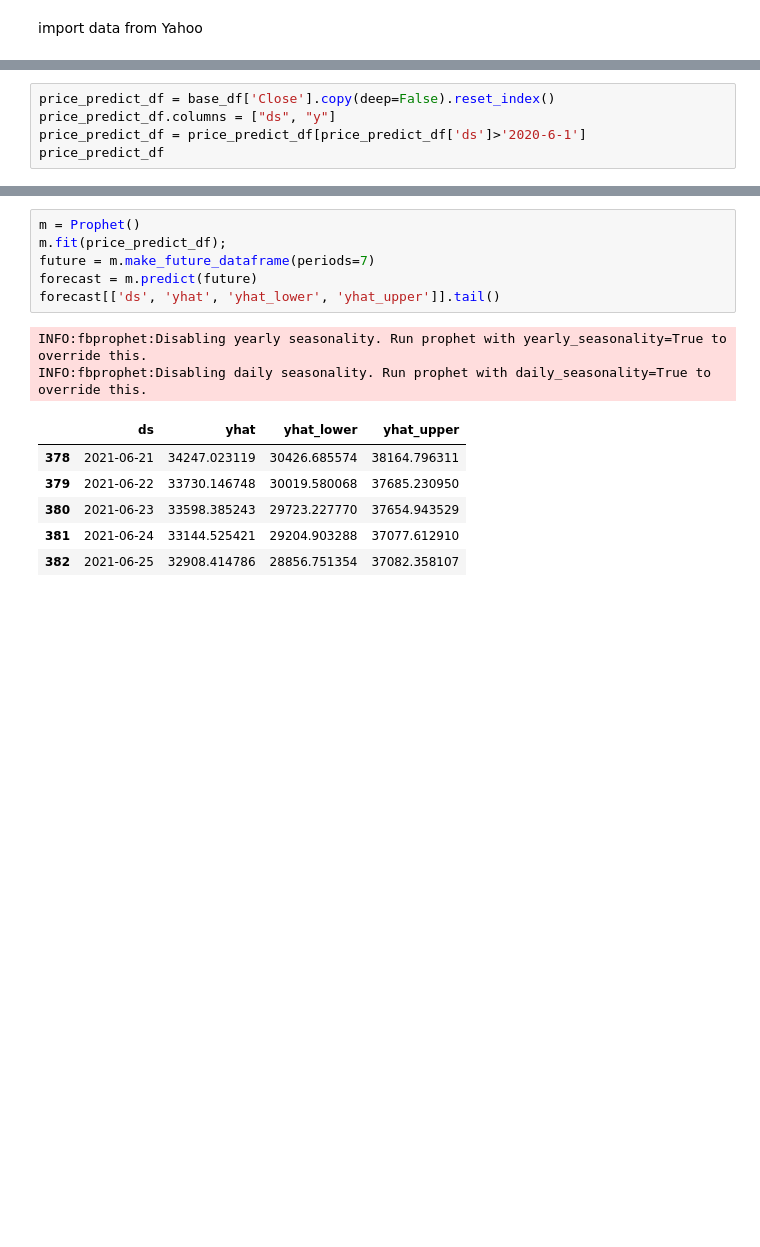
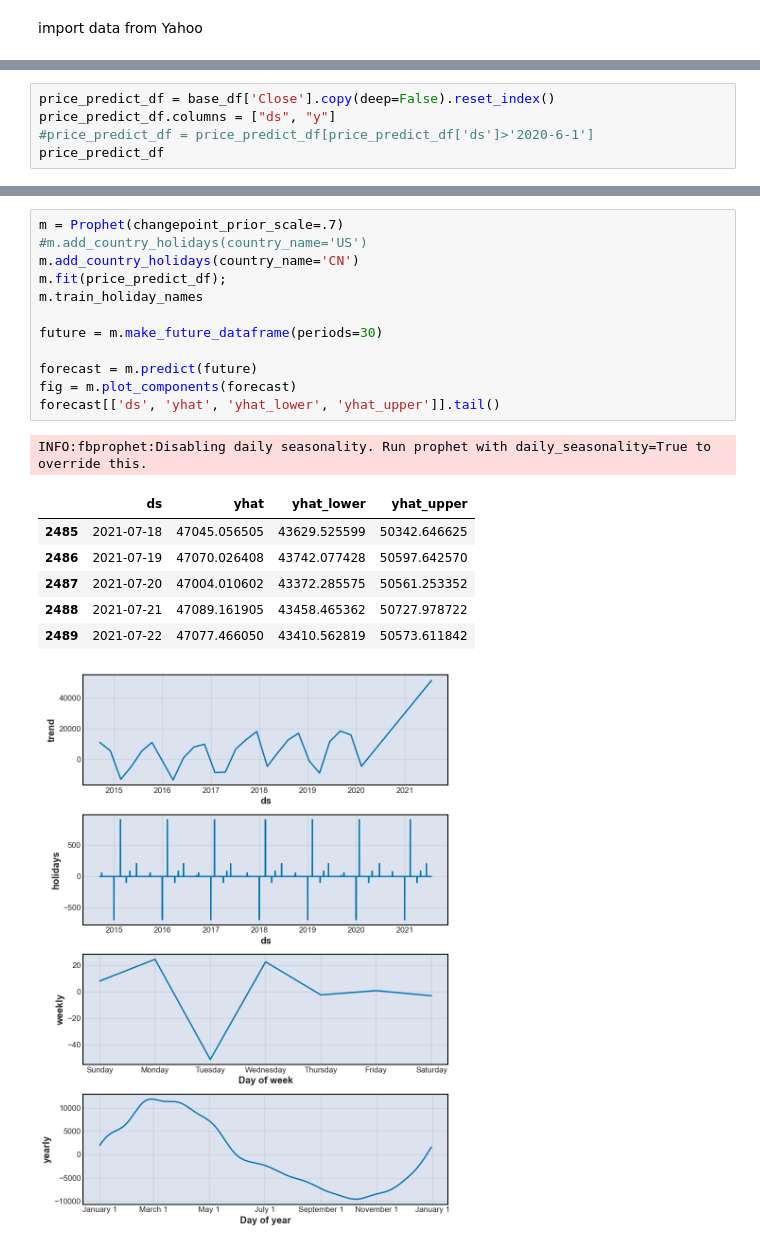
Before and after one commit to ArtTucker/crypto_prices_ML, a Jupyter notebook: preprocessing/by_coin/bitcoin_notebook_from_Yahoo.ipynb, the cells around one changed output, grey strips where cells are left out. Saved outputs shown, nothing was run; the diff lists cells and outputs as text; blank space fills up the shorter version.

```diff
--- a/preprocessing/by_coin/bitcoin_notebook_from_Yahoo.ipynb
+++ b/preprocessing/by_coin/bitcoin_notebook_from_Yahoo.ipynb
@@ -163,7 +163,7 @@ base_df
 # %%
 price_predict_df = base_df['Close'].copy(deep=False).reset_index()
 price_predict_df.columns = ["ds", "y"]
-price_predict_df = price_predict_df[price_predict_df['ds']>'2020-6-1']
+#price_predict_df = price_predict_df[price_predict_df['ds']>'2020-6-1']
 price_predict_df
 # %% [output]
 |  | ds | y |
@@ -182,18 +182,24 @@ price_predict_df
 # %%
-m = Prophet()
+m = Prophet(changepoint_prior_scale=.7)
+#m.add_country_holidays(country_name='US')
+m.add_country_holidays(country_name='CN')
 m.fit(price_predict_df);
-future = m.make_future_dataframe(periods=7)
+m.train_holiday_names
+
+future = m.make_future_dataframe(periods=30)
+
 forecast = m.predict(future)
+fig = m.plot_components(forecast)
 forecast[['ds', 'yhat', 'yhat_lower', 'yhat_upper']].tail()
 # %% [output]
-INFO:fbprophet:Disabling yearly seasonality. Run prophet with yearly_seasonality=True to override this.
 INFO:fbprophet:Disabling daily seasonality. Run prophet with daily_seasonality=True to override this.
 |  | ds | yhat | yhat_lower | yhat_upper |
-| 378 | 2021-06-21 | 34247.023119 | 30426.685574 | 38164.796311 |
-| 379 | 2021-06-22 | 33730.146748 | 30019.580068 | 37685.230950 |
-| 380 | 2021-06-23 | 33598.385243 | 29723.227770 | 37654.943529 |
-| 381 | 2021-06-24 | 33144.525421 | 29204.903288 | 37077.612910 |
-| 382 | 2021-06-25 | 32908.414786 | 28856.751354 | 37082.358107 |
+| 2485 | 2021-07-18 | 47045.056505 | 43629.525599 | 50342.646625 |
+| 2486 | 2021-07-19 | 47070.026408 | 43742.077428 | 50597.642570 |
+| 2487 | 2021-07-20 | 47004.010602 | 43372.285575 | 50561.253352 |
+| 2488 | 2021-07-21 | 47089.161905 | 43458.465362 | 50727.978722 |
+| 2489 | 2021-07-22 | 47077.466050 | 43410.562819 | 50573.611842 |
+[figure, added]
 # %%
 m.plot(forecast)
 # %% [output]
```
Also changed, not shown: parts of 8 cells of this notebook, 1 other file.
